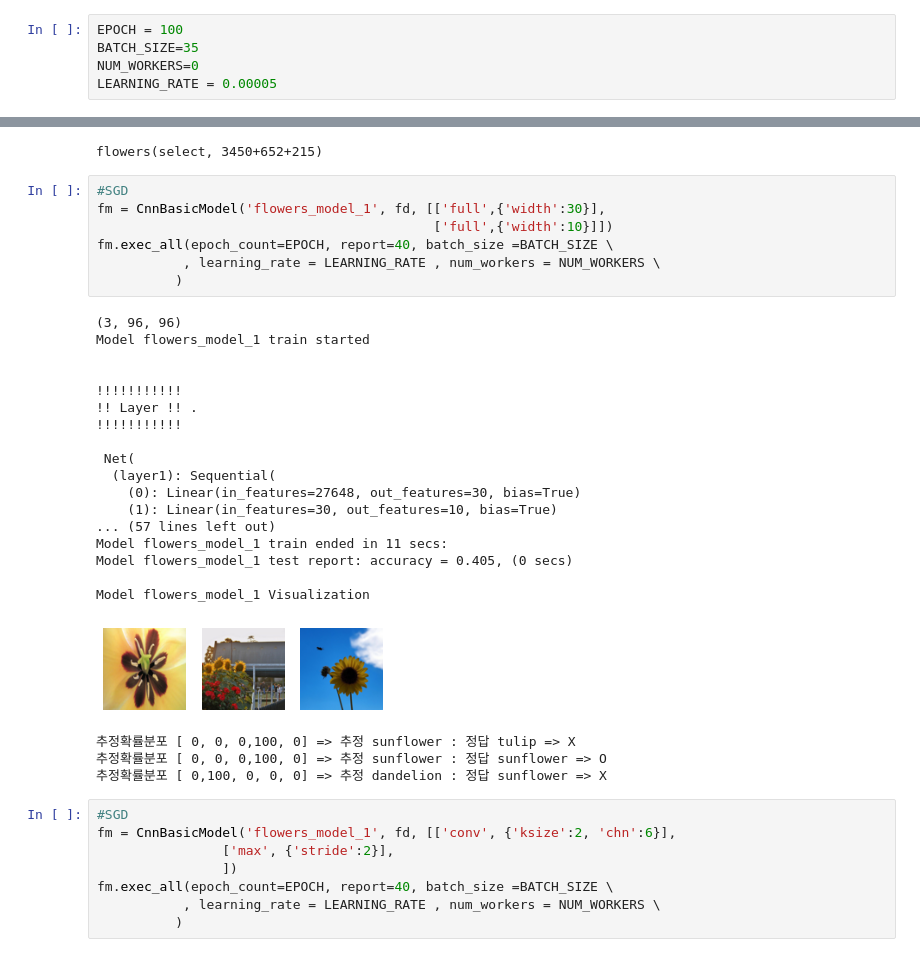
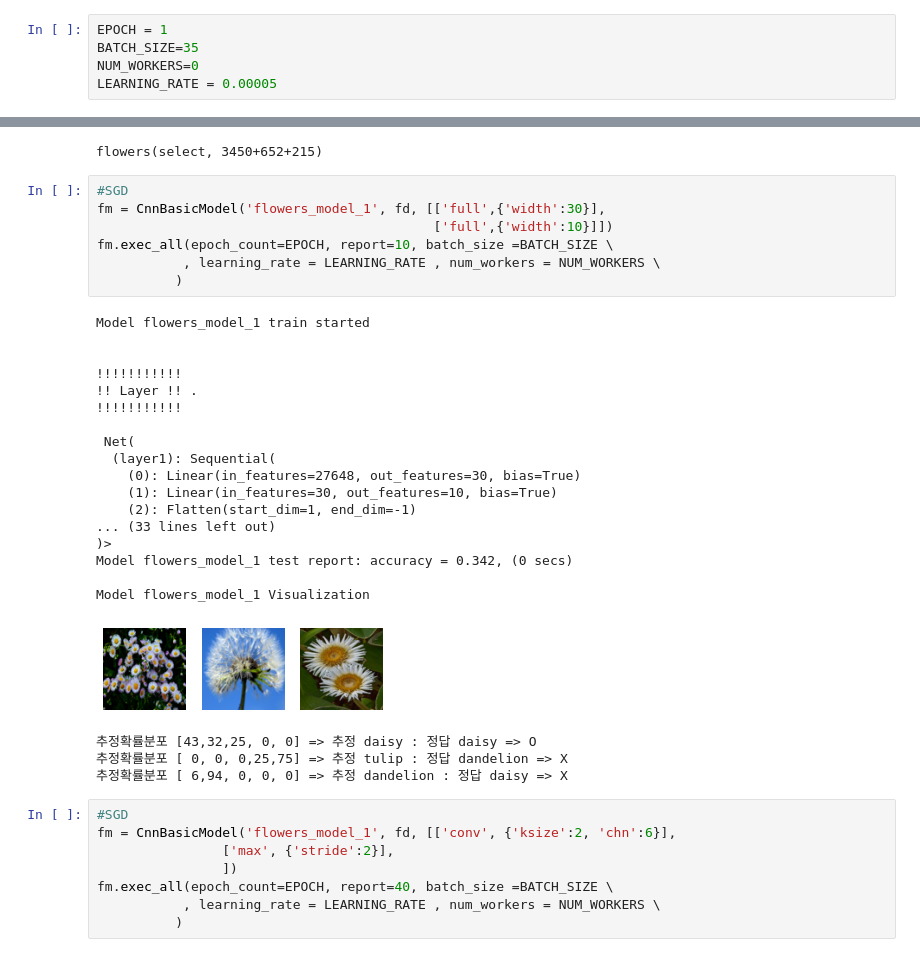
Before and after one commit to ohchangss/Torch_O, a Jupyter notebook: code/CNN/cnn_basic/cnn_basic_test.ipynb, the cells around one changed output, grey strips where cells are left out. Cells and saved outputs as stored; diff of their text form.

```diff
--- a/code/CNN/cnn_basic/cnn_basic_test.ipynb
+++ b/code/CNN/cnn_basic/cnn_basic_test.ipynb
@@ -22,5 +14,5 @@ Using PyTorch version: 1.10.0
 # %%
-EPOCH = 100
+EPOCH = 1
 BATCH_SIZE=35
 NUM_WORKERS=0
 LEARNING_RATE = 0.00005
@@ -32,32 +24,32 @@ flowers(select, 3450+652+215)
 # %%
 #SGD
 fm = CnnBasicModel('flowers_model_1', fd, [['full',{'width':30}],
                                            ['full',{'width':10}]])
-fm.exec_all(epoch_count=EPOCH, report=40, batch_size =BATCH_SIZE \
+fm.exec_all(epoch_count=EPOCH, report=10, batch_size =BATCH_SIZE \
            , learning_rate = LEARNING_RATE , num_workers = NUM_WORKERS \
           )
 # %% [output]
-(3, 96, 96)
 Model flowers_model_1 train started
 
 
 !!!!!!!!!!!
 !! Layer !! .
 !!!!!!!!!!!
 
  Net(
   (layer1): Sequential(
     (0): Linear(in_features=27648, out_features=30, bias=True)
     (1): Linear(in_features=30, out_features=10, bias=True)
-... (57 lines left out)
-Model flowers_model_1 train ended in 11 secs:
-Model flowers_model_1 test report: accuracy = 0.405, (0 secs)
+    (2): Flatten(start_dim=1, end_dim=-1)
+... (33 lines left out)
+)>
+Model flowers_model_1 test report: accuracy = 0.342, (0 secs)
 
 Model flowers_model_1 Visualization
-[figure, old version]
+[figure, new version]
-추정확률분포 [ 0, 0, 0,100, 0] => 추정 sunflower : 정답 tulip => X
-추정확률분포 [ 0, 0, 0,100, 0] => 추정 sunflower : 정답 sunflower => O
-추정확률분포 [ 0,100, 0, 0, 0] => 추정 dandelion : 정답 sunflower => X
+추정확률분포 [43,32,25, 0, 0] => 추정 daisy : 정답 daisy => O
+추정확률분포 [ 0, 0, 0,25,75] => 추정 tulip : 정답 dandelion => X
+추정확률분포 [ 6,94, 0, 0, 0] => 추정 dandelion : 정답 daisy => X
 # %%
 #SGD
 fm = CnnBasicModel('flowers_model_1', fd, [['conv', {'ksize':2, 'chn':6}],
```
Also changed, not shown: parts of 1 cell of this notebook, 1 other file.
